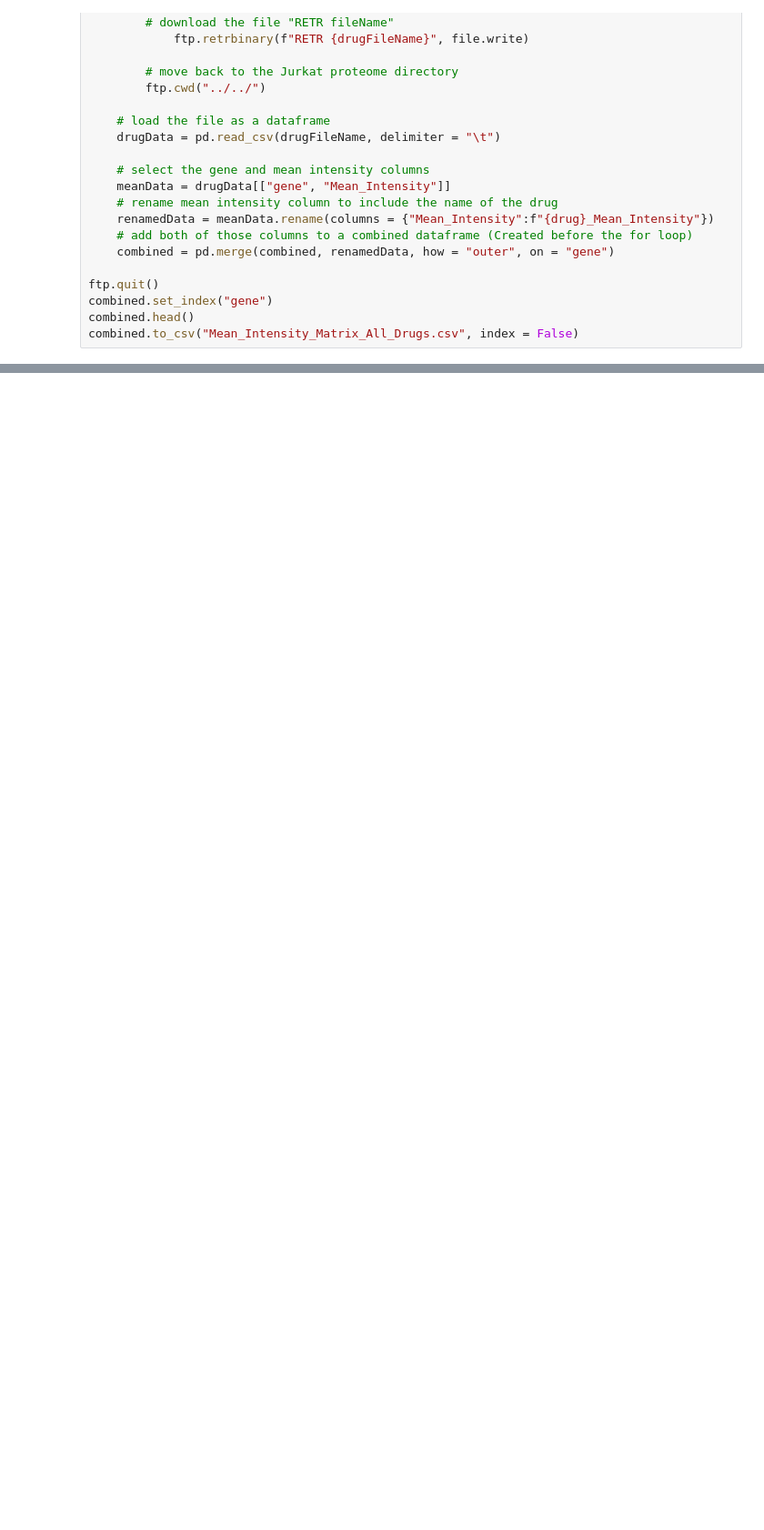
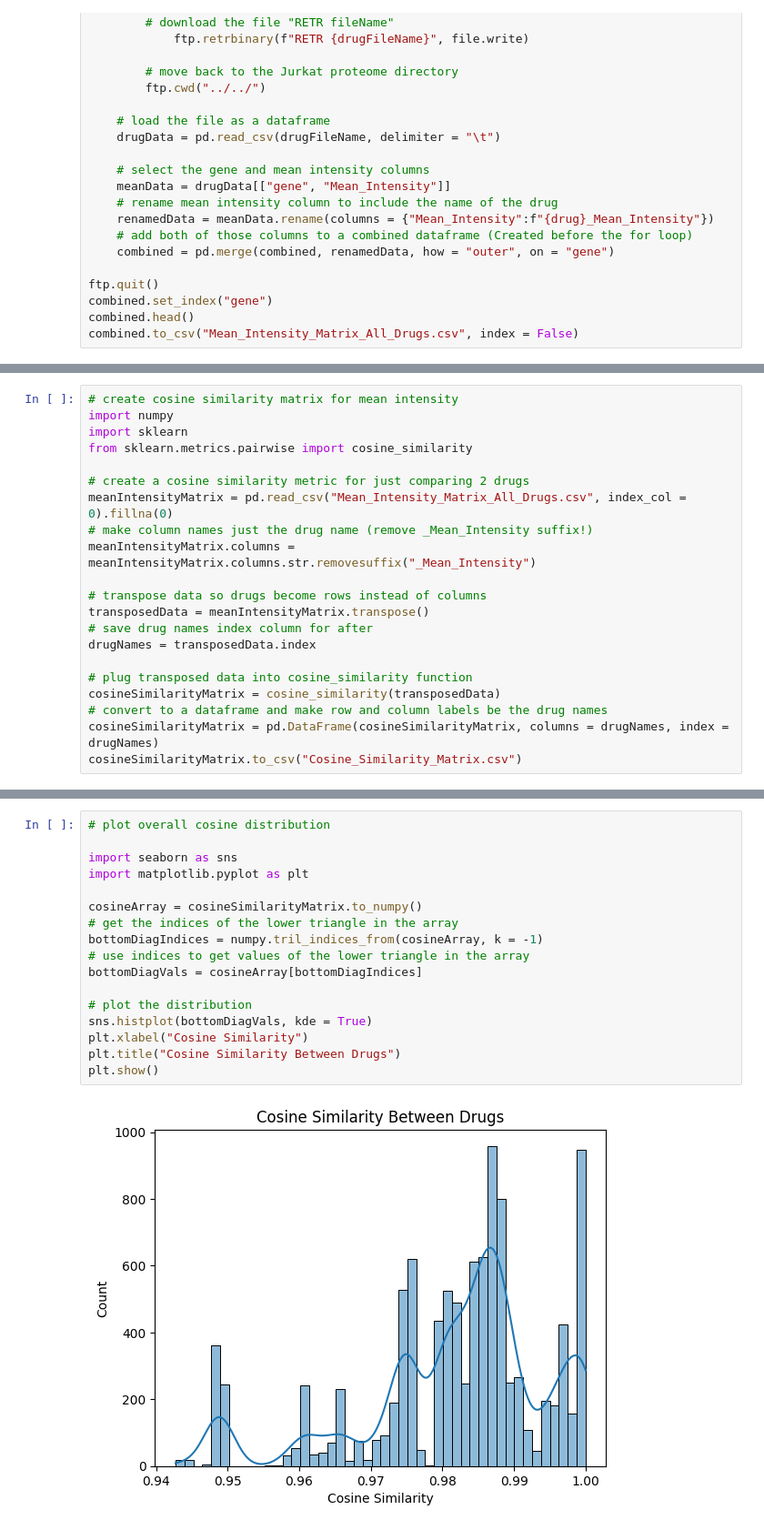
Before and after one commit to graceteusch/cancer_drug_research, a Jupyter notebook: drug_analysis.ipynb, the cells around one changed output, grey strips where cells are left out. Shown: that part at 91% size. Drawn from its saved outputs; the diff is of its cells as text; blank space fills up the shorter version.

Commit message:
working on making cosine similarity matrices and distribution plots

```diff
--- a/drug_analysis.ipynb
+++ b/drug_analysis.ipynb
@@ -54,0 +81,21 @@ combined.to_csv("Mean_Intensity_Matrix_All_Drugs.csv", index = False)
+# %%
+# create cosine similarity matrix for mean intensity
+import numpy
+import sklearn
+from sklearn.metrics.pairwise import cosine_similarity
+
+# create a cosine similarity metric for just comparing 2 drugs
+meanIntensityMatrix = pd.read_csv("Mean_Intensity_Matrix_All_Drugs.csv", index_col = 0).fillna(0)
+# make column names just the drug name (remove _Mean_Intensity suffix!)
+meanIntensityMatrix.columns = meanIntensityMatrix.columns.str.removesuffix("_Mean_Intensity")
+
+# transpose data so drugs become rows instead of columns
+transposedData = meanIntensityMatrix.transpose()
+# save drug names index column for after
+drugNames = transposedData.index
+
+# plug transposed data into cosine_similarity function
+cosineSimilarityMatrix = cosine_similarity(transposedData)
+# convert to a dataframe and make row and column labels be the drug names
+cosineSimilarityMatrix = pd.DataFrame(cosineSimilarityMatrix, columns = drugNames, index = drugNames)
+cosineSimilarityMatrix.to_csv("Cosine_Similarity_Matrix.csv")
@@ -54,0 +139,19 @@ combined.to_csv("Mean_Intensity_Matrix_All_Drugs.csv", index = False)
+# %%
+# plot overall cosine distribution
+
+import seaborn as sns
+import matplotlib.pyplot as plt
+
+cosineArray = cosineSimilarityMatrix.to_numpy()
+# get the indices of the lower triangle in the array
+bottomDiagIndices = numpy.tril_indices_from(cosineArray, k = -1)
+# use indices to get values of the lower triangle in the array
+bottomDiagVals = cosineArray[bottomDiagIndices]
+
+# plot the distribution
+sns.histplot(bottomDiagVals, kde = True)
+plt.xlabel("Cosine Similarity")
+plt.title("Cosine Similarity Between Drugs")
+plt.show()
+# %% [output]
+[figure, added]
```
Also changed, not shown: parts of 8 cells of this notebook, 37 other files.
